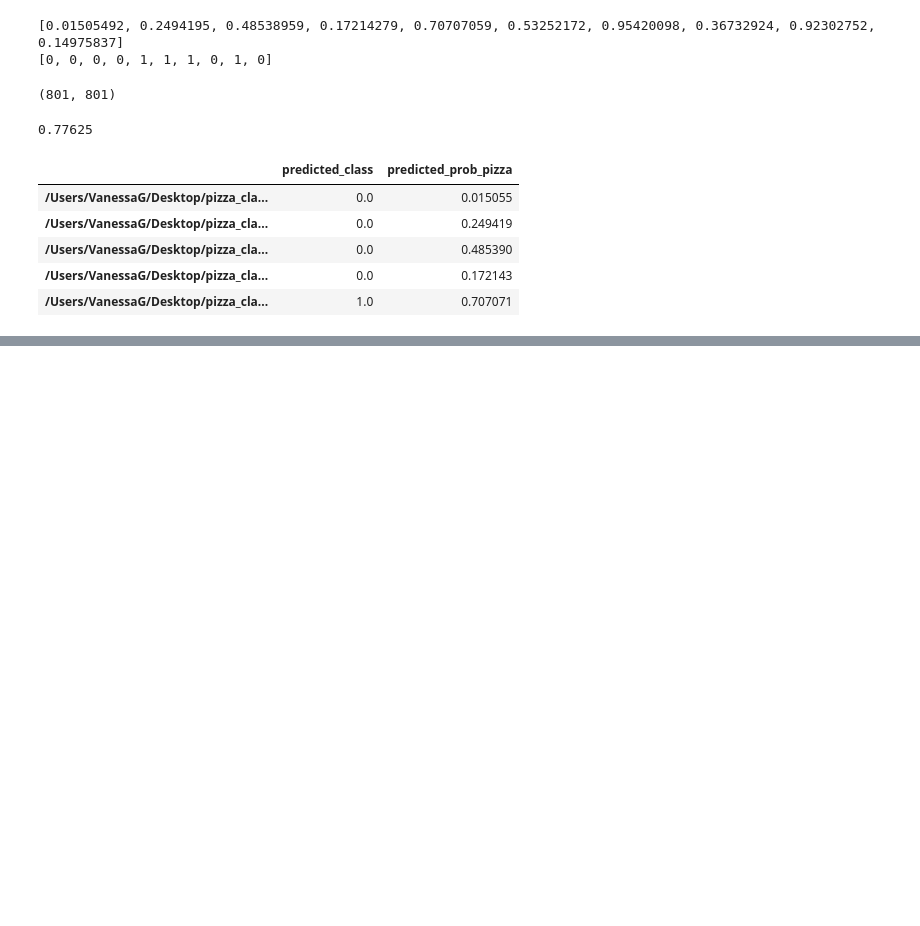
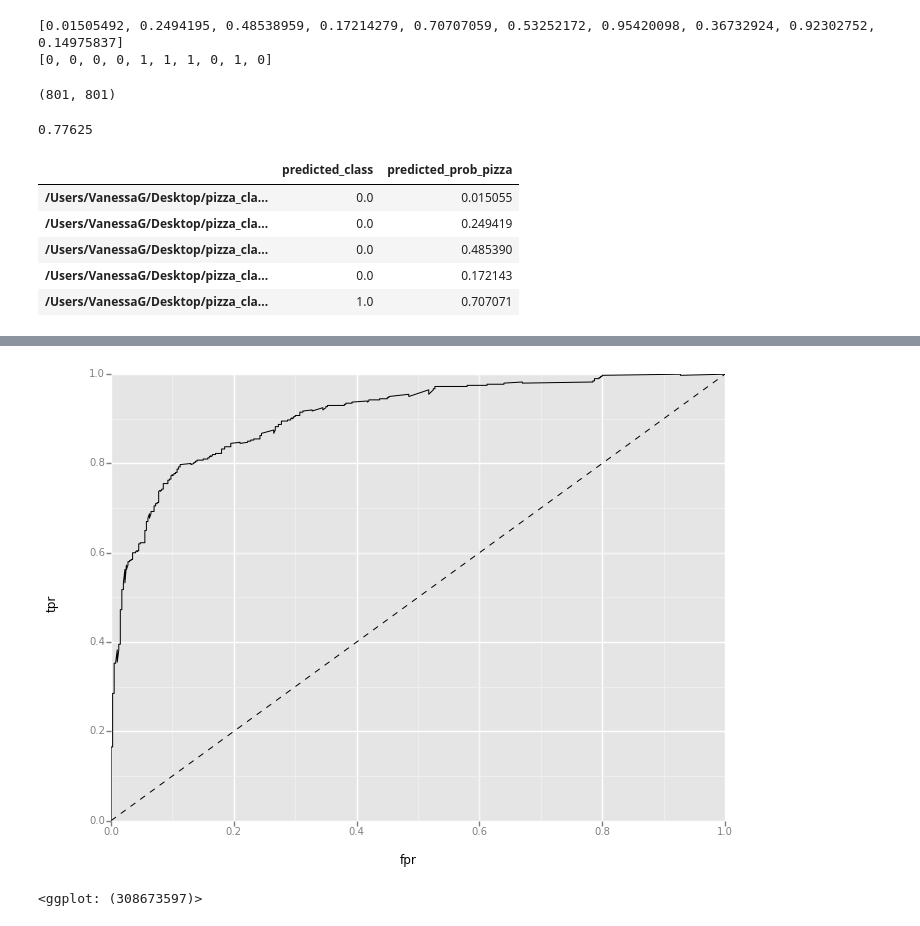
Before and after one commit to vnessified/DSI-SF-2-vnessified, a Jupyter notebook: capstone/keras_model.ipynb, the cells around one changed output, grey strips where cells are left out. Drawn from its saved outputs; the diff is of its cells as text; code cells hidden in the pictures; blank space fills up the shorter version.

```diff
--- a/capstone/keras_model.ipynb
+++ b/capstone/keras_model.ipynb
@@ -397,0 +578,14 @@ TypeError: roc_curve() takes at least 2 arguments (0 given)
+# %%
+from sklearn import metrics
+from ggplot import *
+
+# preds = clf.predict_proba(Xtest)[:,1]
+fpr, tpr, _ = metrics.roc_curve(image_file_df['actual_label'], image_file_df['predicted_prob_pizza'])
+
+df = pd.DataFrame(dict(fpr=fpr, tpr=tpr))
+ggplot(df, aes(x='fpr', y='tpr')) +\
+    geom_line() +\
+    geom_abline(linetype='dashed')
+# %% [output]
+[figure, added]
+<ggplot: (308673597)>
```
Also changed, not shown: parts of 43 cells of this notebook.
